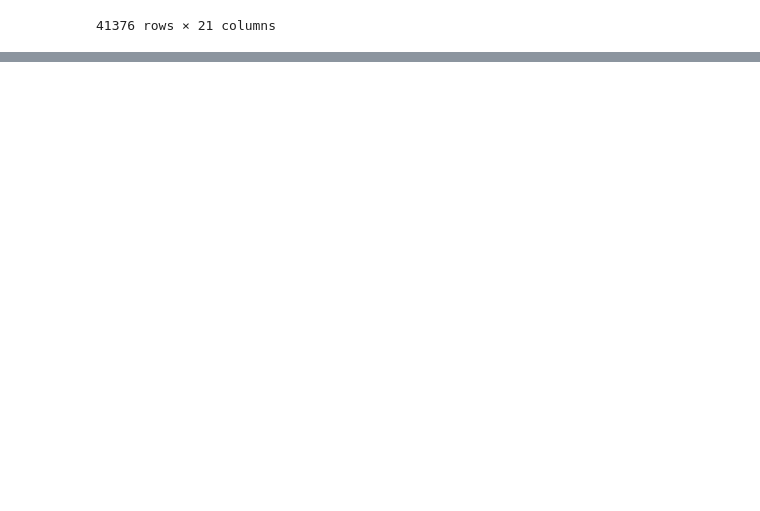
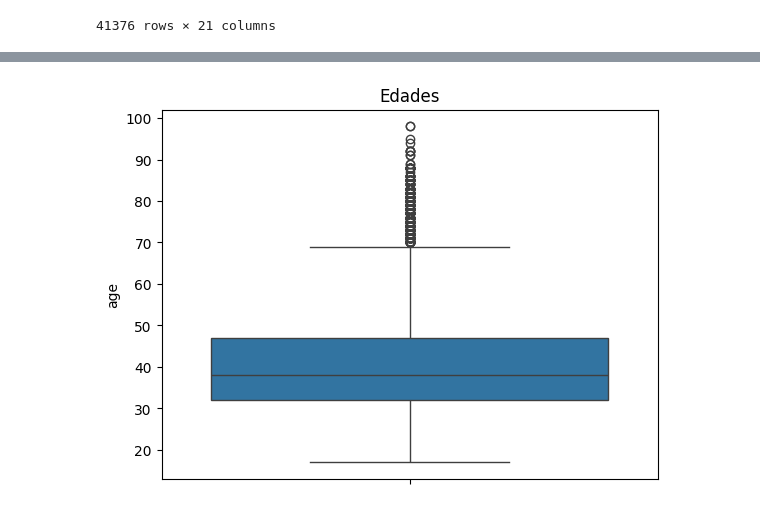
Before and after one commit to juanpabloluceroC/proyecto_campana_marketing, a Jupyter notebook: marketing_santander.ipynb, the cells around one changed output, grey strips where cells are left out. Drawn from its saved outputs; the diff is of its cells as text; code cells hidden in the pictures; blank space fills up the shorter version.

```diff
--- a/marketing_santander.ipynb
+++ b/marketing_santander.ipynb
@@ -212,0 +193,7 @@ df_rev['loan'] = df_rev['loan'].fillna('unknown')
+# %%
+sns.boxplot(data=df_rev['age'])
+
+plt.title("Edades")
+plt.show()
+# %% [output]
+[figure, added]
```
Also changed, not shown: parts of 29 cells of this notebook.
